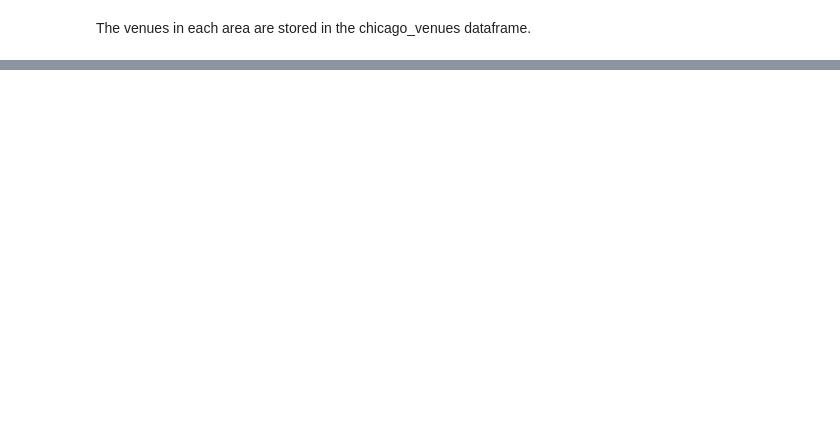
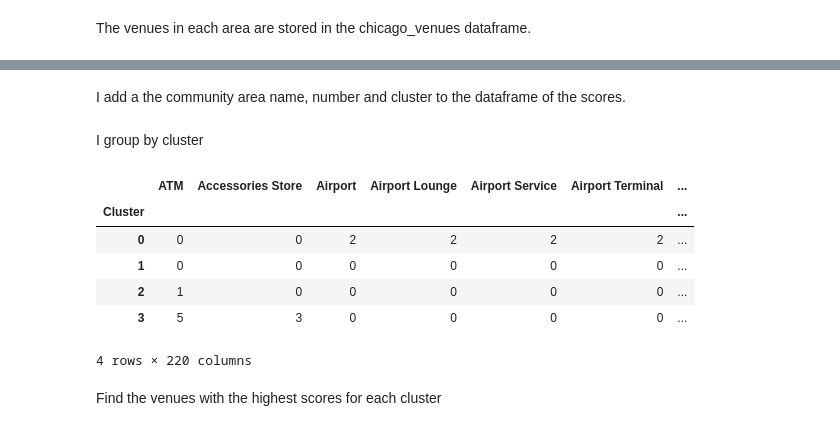
Before and after one commit to JG-AM/Coursera_Capstone, a Jupyter notebook: Final-Project. Correlations of crime and land use in Chicago.ipynb, the cells around one changed output, grey strips where cells are left out. Saved outputs shown, nothing was run; the diff lists cells and outputs as text; code cells hidden in the pictures; blank space fills up the shorter version.

Commit message:
Theft clusters

```diff
--- a/Final-Project. Correlations of crime and land use in Chicago.ipynb
+++ b/Final-Project. Correlations of crime and land use in Chicago.ipynb
@@ -176,0 +492,32 @@ The venues in each area are stored in the chicago_venues dataframe.
+# %%
+chicago_venues_score=pd.DataFrame(columns=chicago_venues_sum.columns[3:])
+for i in range(chicago_crime_sum.shape[0]):
+    row=(chicago_crime_sum["THEFT"][i])*chicago_venues_sum.iloc[i,3:]
+    chicago_venues_score=chicago_venues_score.append(row, ignore_index=True)
+# %% [markdown]
+I add a the community area name, number and cluster to the dataframe of the scores.
+# %%
+chicago_venues_score["COMMUNITY_AREA_NAME"]=chicago_venues_sum["COMMUNITY_AREA_NAME"]
+chicago_venues_score["COMMUNITY_AREA_NUMBER"]=chicago_venues_sum["COMMUNITY_AREA_NUMBER"]
+chicago_venues_score["Cluster"]=chicago_venues_sum["Cluster"]
+fixed_columns = [chicago_venues_score.columns[-1],chicago_venues_score.columns[-2],chicago_venues_score.columns[-3]] + list(chicago_venues_score.columns[:-3])
+chicago_venues_score = chicago_venues_score[fixed_columns];
+# %% [markdown]
+I group by cluster
+# %%
+chicago_venues_score[chicago_venues_score.columns[3:]]=chicago_venues_score[chicago_venues_score.columns[3:]].astype("int")
+# %%
+chicago_venues_score=chicago_venues_score.groupby("Cluster").sum()
+chicago_venues_score=chicago_venues_score.drop(columns="COMMUNITY_AREA_NUMBER");
+# %%
+chicago_venues_score.head()
+# %% [output]
+|  | ATM | Accessories Store | Airport | Airport Lounge | Airport Service | Airport Terminal | ... |
+| Cluster |  |  |  |  |  |  | ... |
+| 0 | 0 | 0 | 2 | 2 | 2 | 2 | ... |
+| 1 | 0 | 0 | 0 | 0 | 0 | 0 | ... |
+| 2 | 1 | 0 | 0 | 0 | 0 | 0 | ... |
+| 3 | 5 | 3 | 0 | 0 | 0 | 0 | ... |
+4 rows × 220 columns
+# %% [markdown]
+Find the venues with the highest scores for each cluster
```
Also changed, not shown: parts of 53 cells of this notebook.
